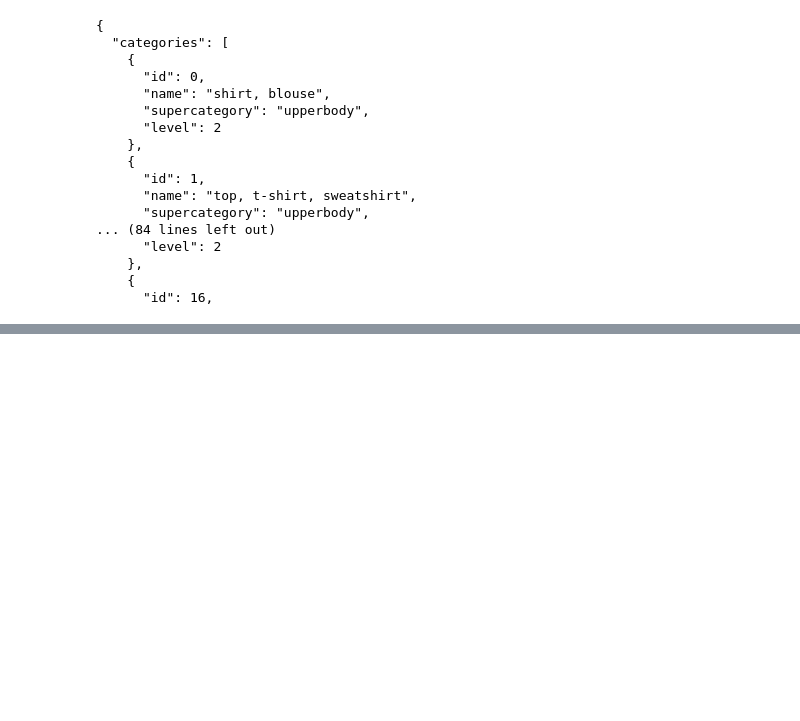
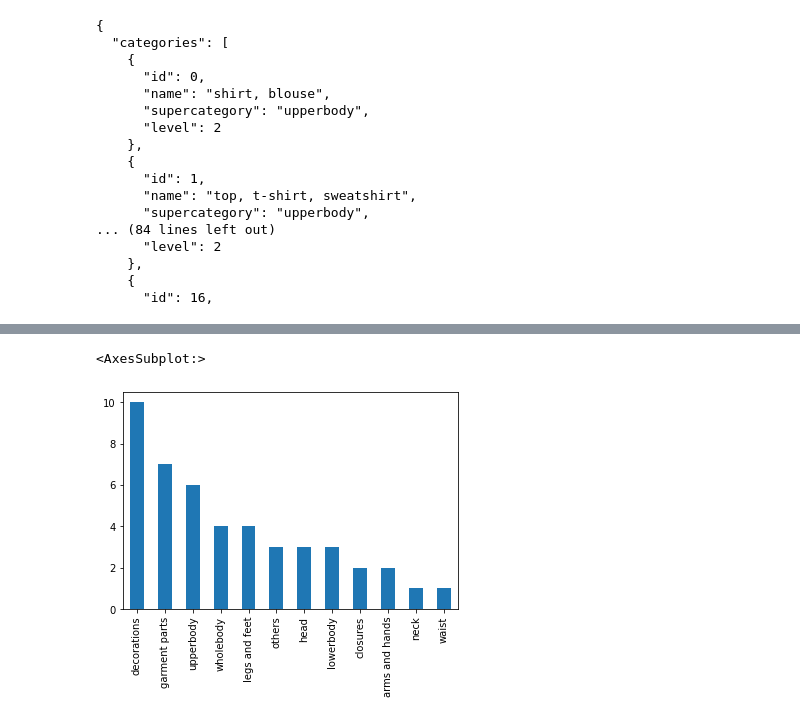
Before and after one commit to StyleVerse/Outfit-Recommender, a Jupyter notebook: notebooks/Step2_EDA/Step2_EDA_iMaterialist.ipynb, the cells around one changed output, grey strips where cells are left out. Saved outputs shown, nothing was run; the diff lists cells and outputs as text; code cells hidden in the pictures; blank space fills up the shorter version.

Commit message:
Made massive changes to code for EDA for iMaterialist

```diff
--- a/notebooks/Step2_EDA/Step2_EDA_iMaterialist.ipynb
+++ b/notebooks/Step2_EDA/Step2_EDA_iMaterialist.ipynb
@@ -298,0 +274,8 @@ ImageId,EncodedPixels,Height,Width,ClassId,AttributesIds
+# %%
+# Loading file & transposng to get the right shape
+
+label_descriptions_df = (pd.read_json('/Volumes/MiniGator/Projects/Datasets/iMaterialist/label_descriptions.json',orient='index')
+                              .T
+                         )
+
+label_descriptions_df.head(20)
@@ -298,0 +457,5 @@ ImageId,EncodedPixels,Height,Width,ClassId,AttributesIds
+# %%
+categories_notNull_df = label_descriptions_df.loc[pd.notnull(label_descriptions_df['categories'])]
+categories_notNull_df = pd.json_normalize(categories_notNull_df['categories'])
+categories_notNull_df.to_csv('../../data/interim/categories_notNull_df.csv')
+categories_notNull_df
@@ -298,0 +502,8 @@ ImageId,EncodedPixels,Height,Width,ClassId,AttributesIds
+# %%
+categories_notNull_df = categories_notNull_df.rename(
+                                columns={'id':'id_categories',
+                                        'name':'name_categories',
+                                        'supercategory':'supercategory_categories',
+                                        'level':'level_categories'})
+categories_notNull_df = categories_notNull_df.set_index('id_categories')
+categories_notNull_df
@@ -298,0 +529,5 @@ ImageId,EncodedPixels,Height,Width,ClassId,AttributesIds
+# %%
+categories_notNull_df['supercategory_categories'].value_counts().plot(kind='bar')
+# %% [output]
+<AxesSubplot:>
+[figure, added]
```
Also changed, not shown: parts of 55 cells of this notebook.
